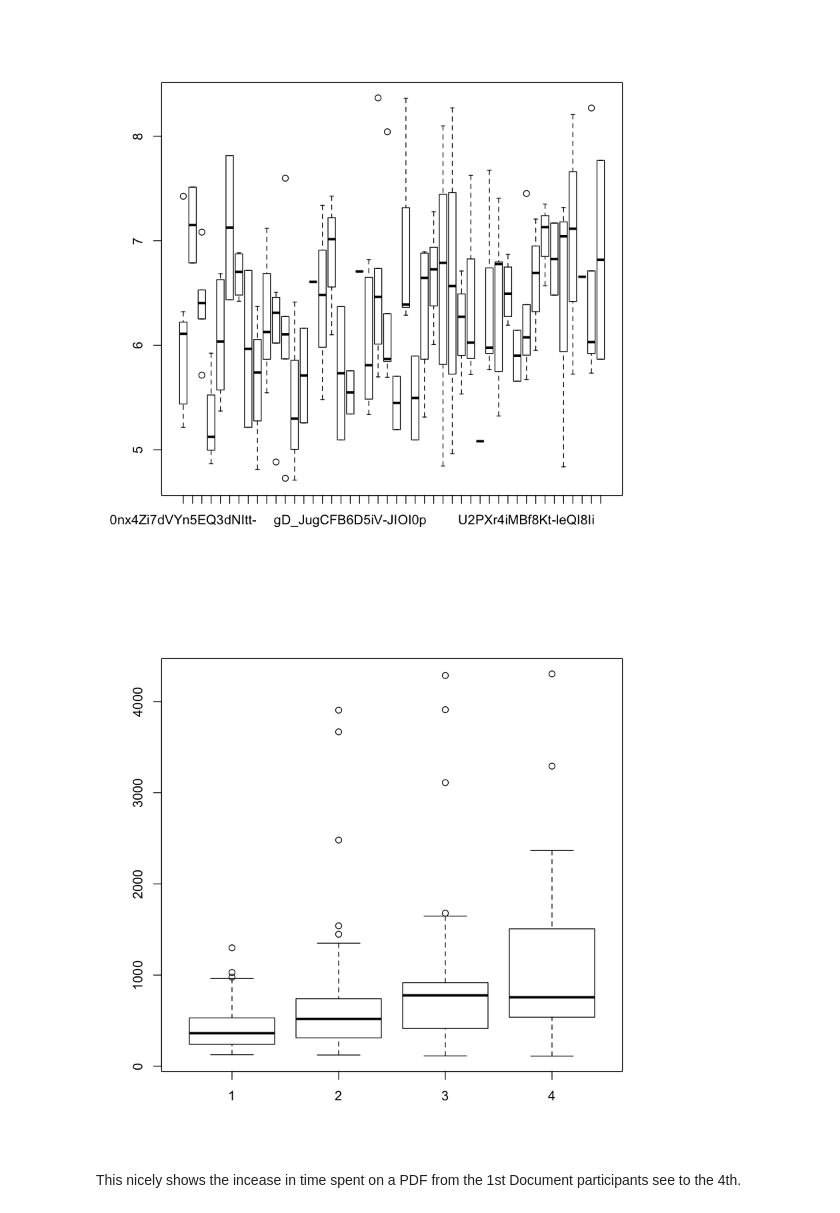
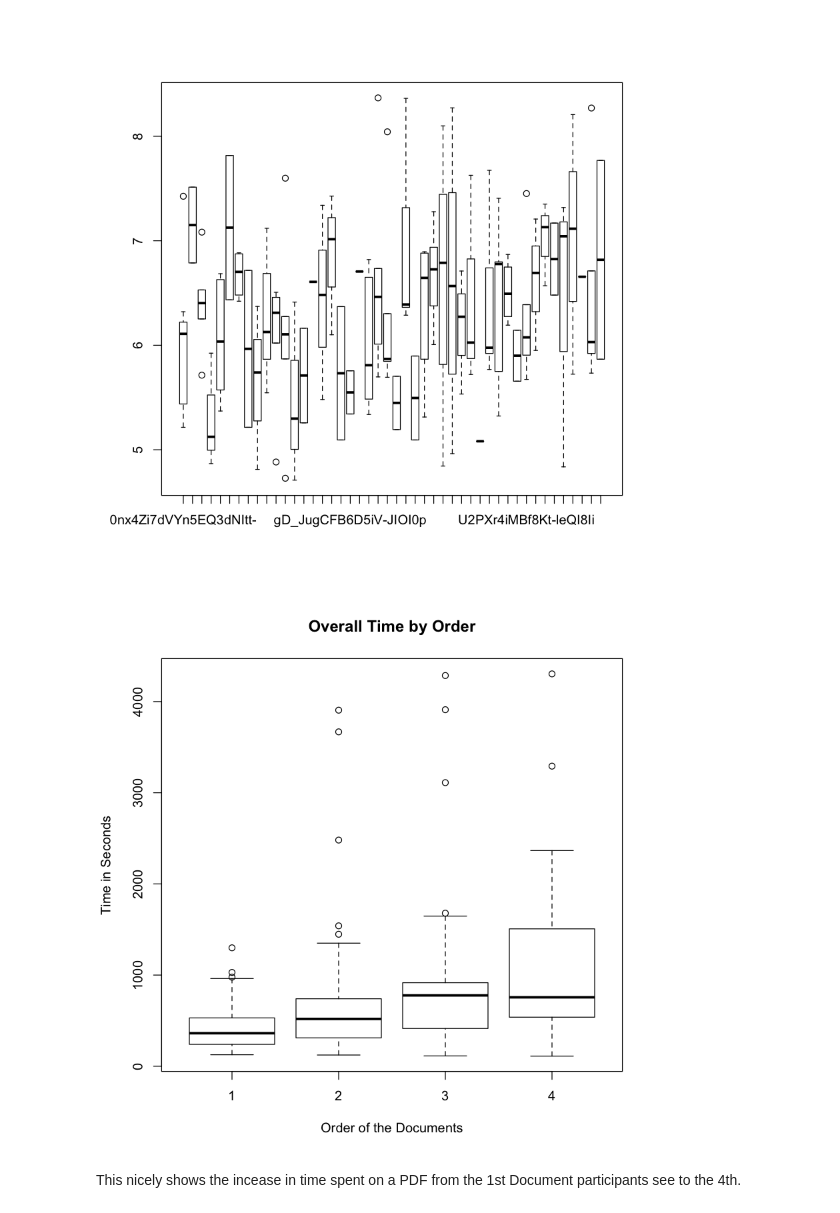
Before and after one commit to h21k/RRUX, a Jupyter notebook: Analysis.ipynb, the cells around one changed output. Drawn from its saved outputs; the diff is of its cells as text; code cells hidden in the pictures.

```diff
--- a/Analysis.ipynb
+++ b/Analysis.ipynb
@@ -172,9 +175,9 @@ boxplot(T_log~data$PDF)
 [figure]
 # %%
 #Also looking at the order here First the box plot:
-boxplot(data$Time~data$Order)
+boxplot(data$Time~data$Order, xlab="Order of the Documents", ylab="Time in Seconds", main="Overall Time by Order")
 # %% [output]
-[figure, old version]
+[figure, new version]
 # %% [markdown]
 This nicely shows the incease in time spent on a PDF from the 1st Document participants see to the 4th.
 # %%
```
Also changed, not shown: parts of 16 cells of this notebook.
